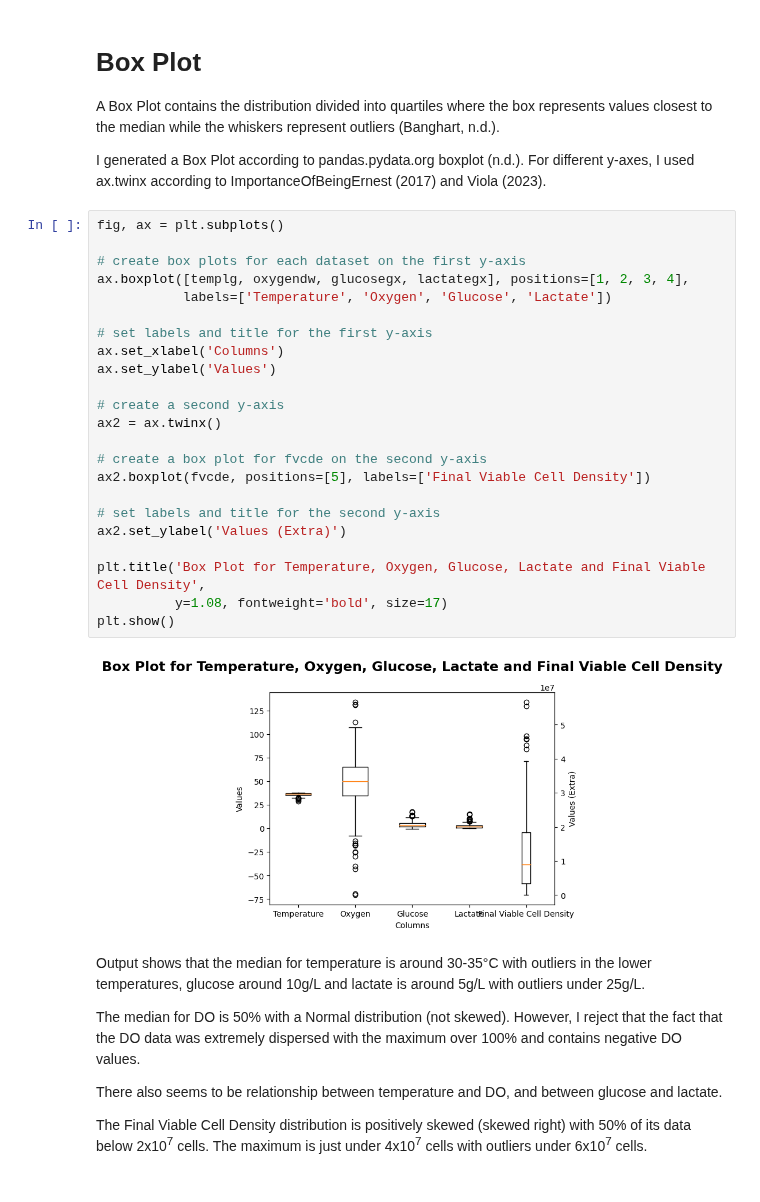
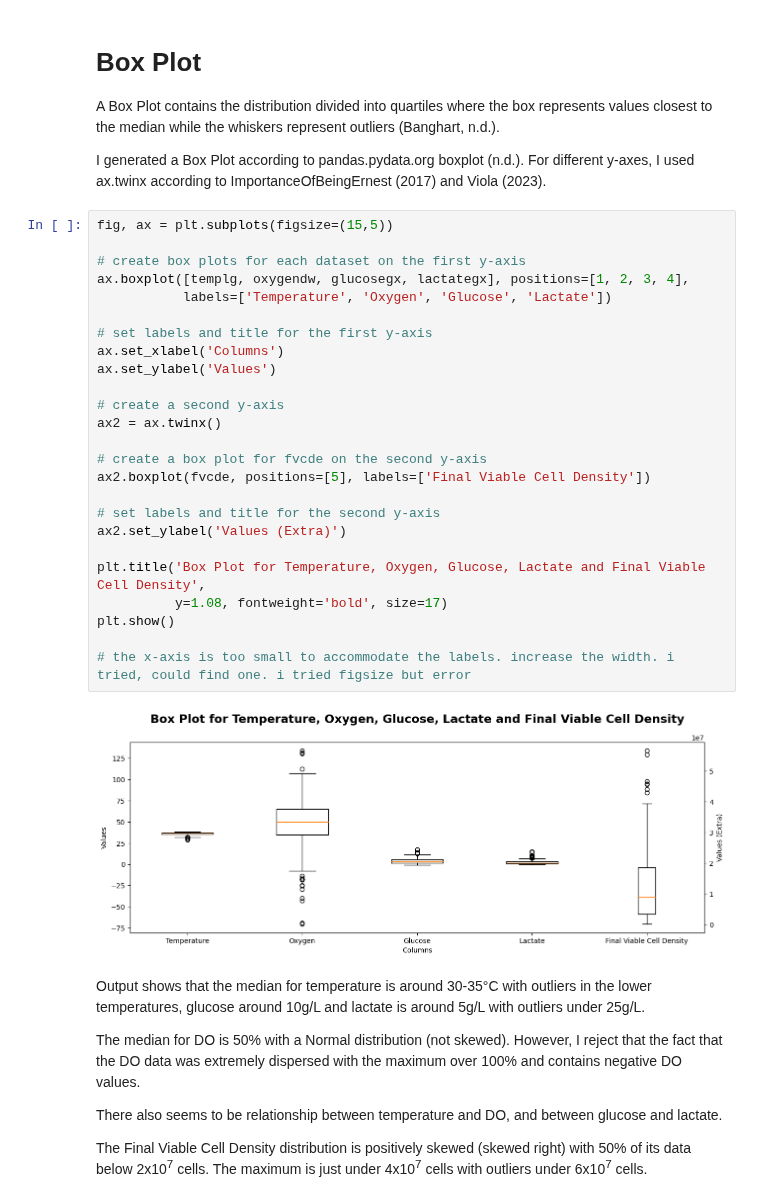
Before and after one commit to nurbujang/1progdaw23, a Jupyter notebook: project1.ipynb, the cells around one changed output. Saved outputs shown, nothing was run; the diff lists cells and outputs as text.

```diff
--- a/project1.ipynb
+++ b/project1.ipynb
@@ -836,30 +798,32 @@ A Box Plot contains the distribution divided into quartiles where the box repres
 
 I generated a Box Plot according to pandas.pydata.org boxplot (n.d.). For different y-axes, I used ax.twinx according to ImportanceOfBeingErnest (2017) and Viola (2023).
 # %%
-fig, ax = plt.subplots()
+fig, ax = plt.subplots(figsize=(15,5))
 
 # create box plots for each dataset on the first y-axis
 ax.boxplot([templg, oxygendw, glucosegx, lactategx], positions=[1, 2, 3, 4],
            labels=['Temperature', 'Oxygen', 'Glucose', 'Lactate'])
 
 # set labels and title for the first y-axis
 ax.set_xlabel('Columns')
 ax.set_ylabel('Values')
 
 # create a second y-axis
 ax2 = ax.twinx()
 
 # create a box plot for fvcde on the second y-axis
 ax2.boxplot(fvcde, positions=[5], labels=['Final Viable Cell Density'])
 
 # set labels and title for the second y-axis
 ax2.set_ylabel('Values (Extra)')
 
 plt.title('Box Plot for Temperature, Oxygen, Glucose, Lactate and Final Viable Cell Density',
           y=1.08, fontweight='bold', size=17)
 plt.show()
+
+# the x-axis is too small to accommodate the labels. increase the width. i tried, could find one. i tried figsize but error
 # %% [output]
-[figure, old version]
+[figure, new version]
 # %% [markdown]
 Output shows that the median for temperature is around 30-35°C with outliers in the lower temperatures, glucose around 10g/L and lactate is around 5g/L with outliers under 25g/L.
 
```
Also changed, not shown: parts of 15 cells of this notebook.
